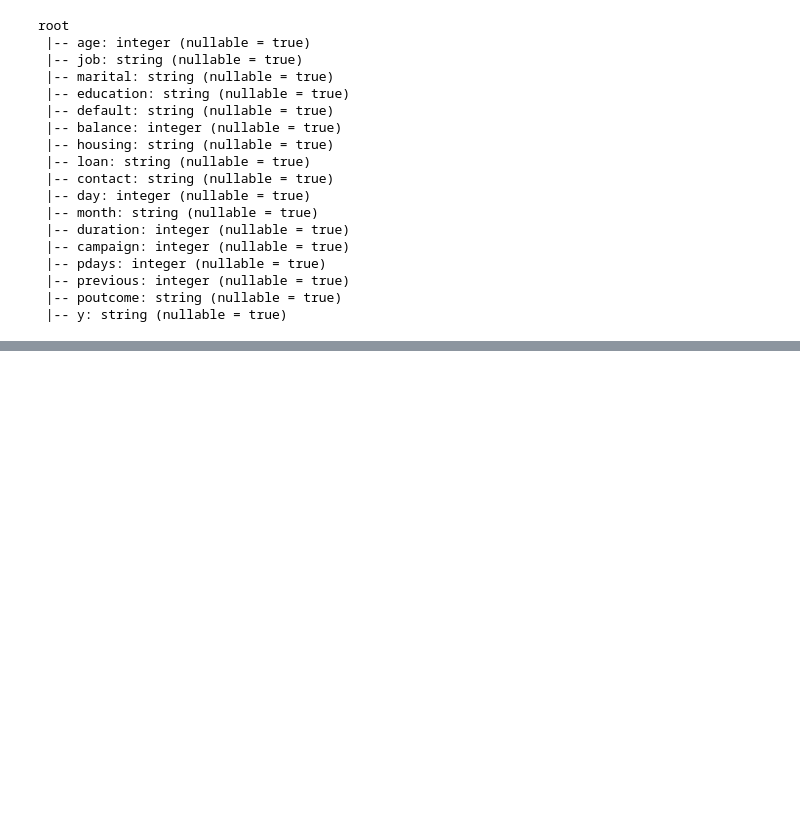
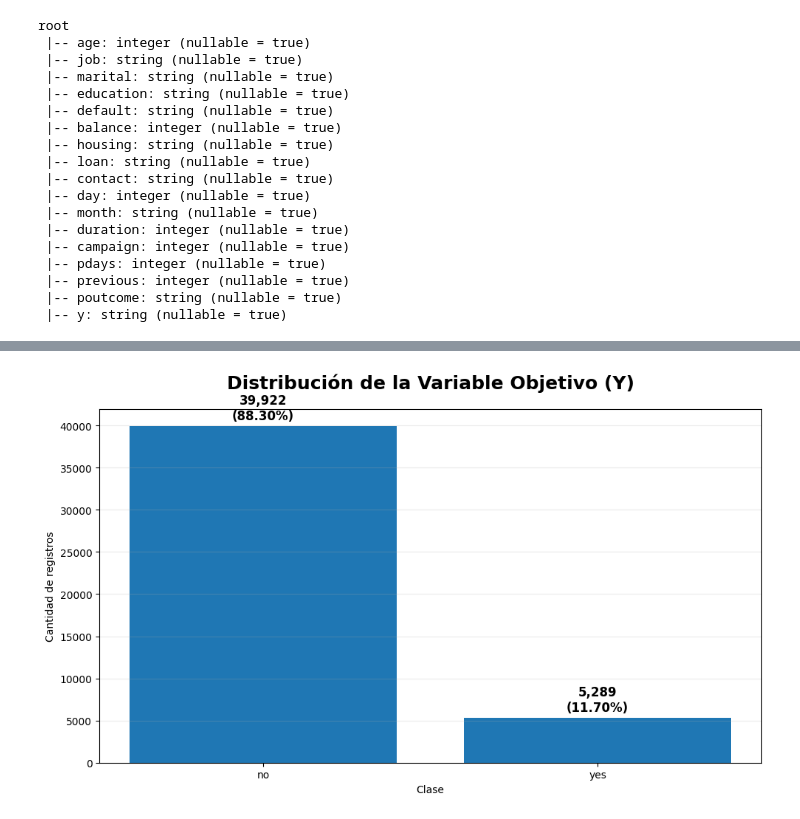
Before and after one commit to diegostrg/Parcial2ProcesamientoDeDatos, a Jupyter notebook: TallerMunozClasificacion.ipynb, the cells around one changed output, grey strips where cells are left out. Drawn from its saved outputs; the diff is of its cells as text; code cells hidden in the pictures; blank space fills up the shorter version.

```diff
--- a/TallerMunozClasificacion.ipynb
+++ b/TallerMunozClasificacion.ipynb
@@ -246,0 +508,49 @@ plt.show()
+# %%
+# Convertir a pandas
+tablaBalanceY = (
+    dfBalanceY
+    .toPandas()
+    .sort_values("count", ascending=False)
+)
+
+# Crear figura
+plt.figure(figsize=(10,6))
+
+# Barras
+bars = plt.bar(
+    tablaBalanceY["y"],
+    tablaBalanceY["count"]
+)
+
+# Título y etiquetas
+plt.title(
+    "Distribución de la Variable Objetivo (Y)",
+    fontsize=18,
+    fontweight="bold",
+    pad=20
+)
+
+plt.xlabel("Clase")
+plt.ylabel("Cantidad de registros")
+
+# Cuadrícula suave
+plt.grid(axis="y", alpha=0.25)
+
+# Etiquetas sobre barras
+maximo = tablaBalanceY["count"].max()
+
+for i, row in tablaBalanceY.iterrows():
+    plt.text(
+        i,
+        row["count"] + maximo * 0.02,
+        f'{row["count"]:,}\n({row["Porcentaje"]:.2f}%)',
+        ha='center',
+        fontsize=12,
+        fontweight='bold'
+    )
+
+# Mostrar
+plt.tight_layout()
+plt.show()
+# %% [output]
+[figure, added]
```
Also changed, not shown: parts of 28 cells of this notebook.
